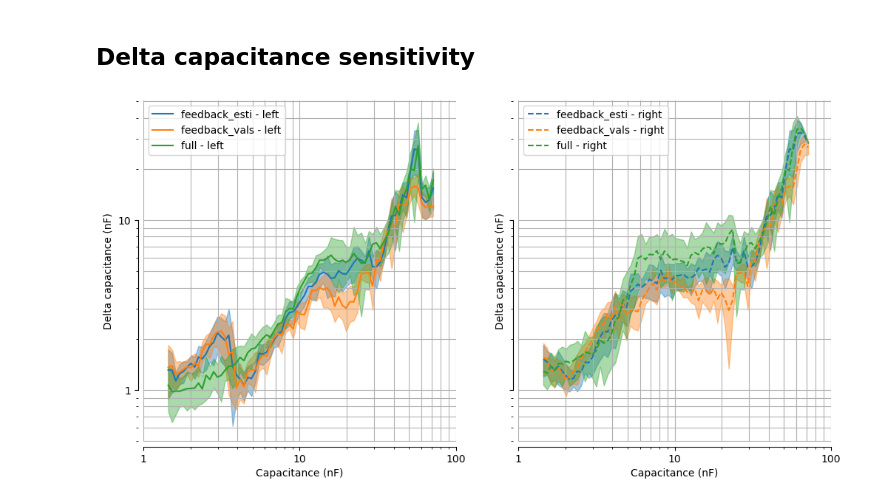
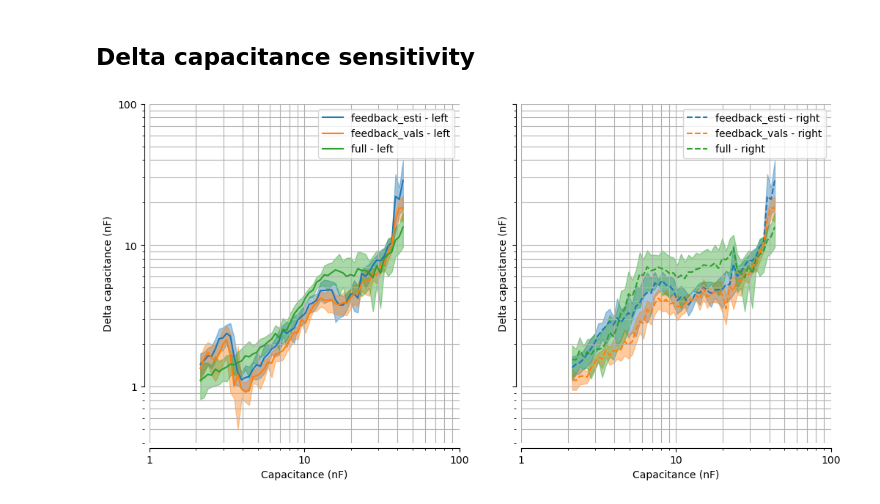
Before and after one commit to DenisTurcu/efish-characterization, a Jupyter notebook: paper-reviews-replies/discrimination-task-capacitance.ipynb, the cells around one changed output. Saved outputs shown, nothing was run; the diff lists cells and outputs as text; code cells hidden in the pictures.

Commit message:
capacitance discrimination behavior plot

```diff
--- a/paper-reviews-replies/discrimination-task-capacitance.ipynb
+++ b/paper-reviews-replies/discrimination-task-capacitance.ipynb
@@ -130,12 +131,20 @@ plt.show()
 # %% [markdown]
 ## Delta capacitance sensitivity
 # %%
-success_threshold = 75
+success_threshold = 76
 
 def compute_delta_capacitances(dfrow, success_threshold=success_threshold, capacitances=raw_dataset["worms"]["capacitances"]):
     delta_capacitances = {}
     for k, vals in dfrow["discrimination_performance"].items():
-        failure_ids = np.where(vals < success_threshold)[0][[0,-1]]
+        failure_ids = np.where(vals <= success_threshold)[0]
+
+        try:
+            failure_ids = failure_ids[[0,-1]]
+        except IndexError:
+            print(failure_ids)
+            print(success_threshold)
+            print(vals.unique())
+            raise
         if failure_ids[0] == 0:
             failure_ids[0] = failure_ids[1]
         if failure_ids[1] == len(capacitances):
@@ -159,44 +168,40 @@ def compute_delta_capacitances_stats(dfgroup):
     })
 
 delta_capacitances_stats = models.groupby("model_type").apply(compute_delta_capacitances_stats)
+# %%
+def process_capacitance(vals, multiplier=4):
+    # vals = vals / 1e-9
+    # vals = vals**1.4 / (100 ** (1 / 1.4))
+    # vals = vals * 1e-9
+    # vals = vals * multiplier
+    return vals
 # %%
 fig, axes = plt.subplots(1, 2, figsize=(12, 6), sharey=True, sharex=True)
-start_id = 23
-end_id = 94
+start_id = 30
+end_id = 85
 for i, (model_type, row) in enumerate(delta_capacitances_stats.iterrows()):
-    axes[0].plot(
-        raw_dataset["worms"]["capacitances"][start_id:end_id],
-        row["mean"][:, 0][start_id:end_id],
-        label=f"{model_type} - left",
-        c=f"C{i}",
-    )
-    axes[0].fill_between(
-        raw_dataset["worms"]["capacitances"][start_id:end_id],
-        row["mean"][:, 0][start_id:end_id] - row["std"][:, 0][start_id:end_id],
-        row["mean"][:, 0][start_id:end_id] + row["std"][:, 0][start_id:end_id],
-        alpha=0.4,
-        color=f"C{i}",
-    )
-    axes[1].plot(
-        raw_dataset["worms"]["capacitances"][start_id:end_id], row["mean"][:, 1][start_id:end_id], label=f"{model_type} - right", c=f"C{i}", ls="--"
-    )
-    axes[1].fill_between(
-        raw_dataset["worms"]["capacitances"][start_id:end_id],
-        row["mean"][:, 1][start_id:end_id] - row["std"][:, 1][start_id:end_id],
-        row["mean"][:, 1][start_id:end_id] + row["std"][:, 1][start_id:end_id],
-        alpha=0.4,
-        color=f"C{i}",
-    )
+    x_vals = process_capacitance(raw_dataset["worms"]["capacitances"][start_id:end_id])
+    y_vals = process_capacitance(row["mean"][:, 0][start_id:end_id])
+    y_std = process_capacitance(row["std"][:, 0][start_id:end_id], 6)
+    axes[0].plot(x_vals, y_vals, label=f"{model_type} - left", c=f"C{i}")
+    axes[0].fill_between(x_vals, y_vals - y_std, y_vals + y_std, alpha=0.4, color=f"C{i}")
+
+    y_vals = process_capacitance(row["mean"][:, 1][start_id:end_id])
+    y_std = process_capacitance(row["std"][:, 1][start_id:end_id], 6)
+    axes[1].plot(x_vals, y_vals, label=f"{model_type} - right", c=f"C{i}", ls="--")
+    axes[1].fill_between(x_vals, y_vals - y_std, y_vals + y_std, alpha=0.4, color=f"C{i}")
 for i in range(2):
     axes[i].set_xscale("log")
     axes[i].set_yscale("log")
     axes[i].set_xlabel("Capacitance (nF)")
     axes[i].set_ylabel("Delta capacitance (nF)")
     axes[i].legend()
     axes[i].set_xticks([1e-9, 1e-8, 1e-7], ["1", "10", "100"])
-    axes[i].set_yticks([1e-9, 1e-8], ["1", "10"])
+    axes[i].set_yticks([1e-9, 1e-8, 1e-7], ["1", "10", "100"])
+    # axes[i].set_xticks([1e-10, 1e-9, 1e-8, 1e-7], ["0.1", "1", "10", "100"])
+    # axes[i].set_yticks([1e-10, 1e-9, 1e-8, 1e-7], ["0.1", "1", "10", "100"])
     axes[i].grid(which="both")
     sns.despine(offset=5, trim=True, ax=axes[i])
 plt.show()
 # %% [output]
-[figure, old version]
+[figure, new version]
```
Also changed, not shown: parts of 5 cells of this notebook, 1 other file.
